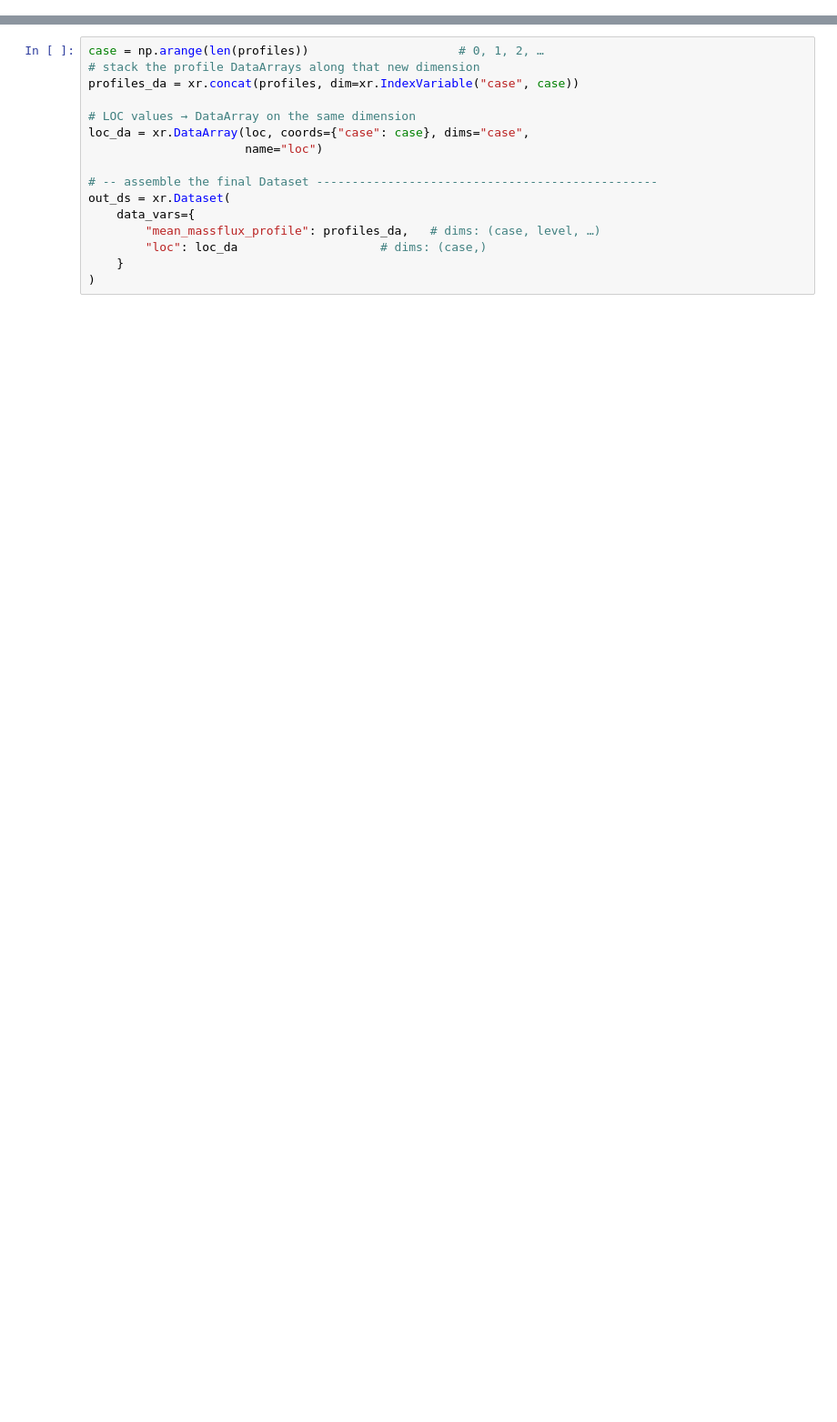
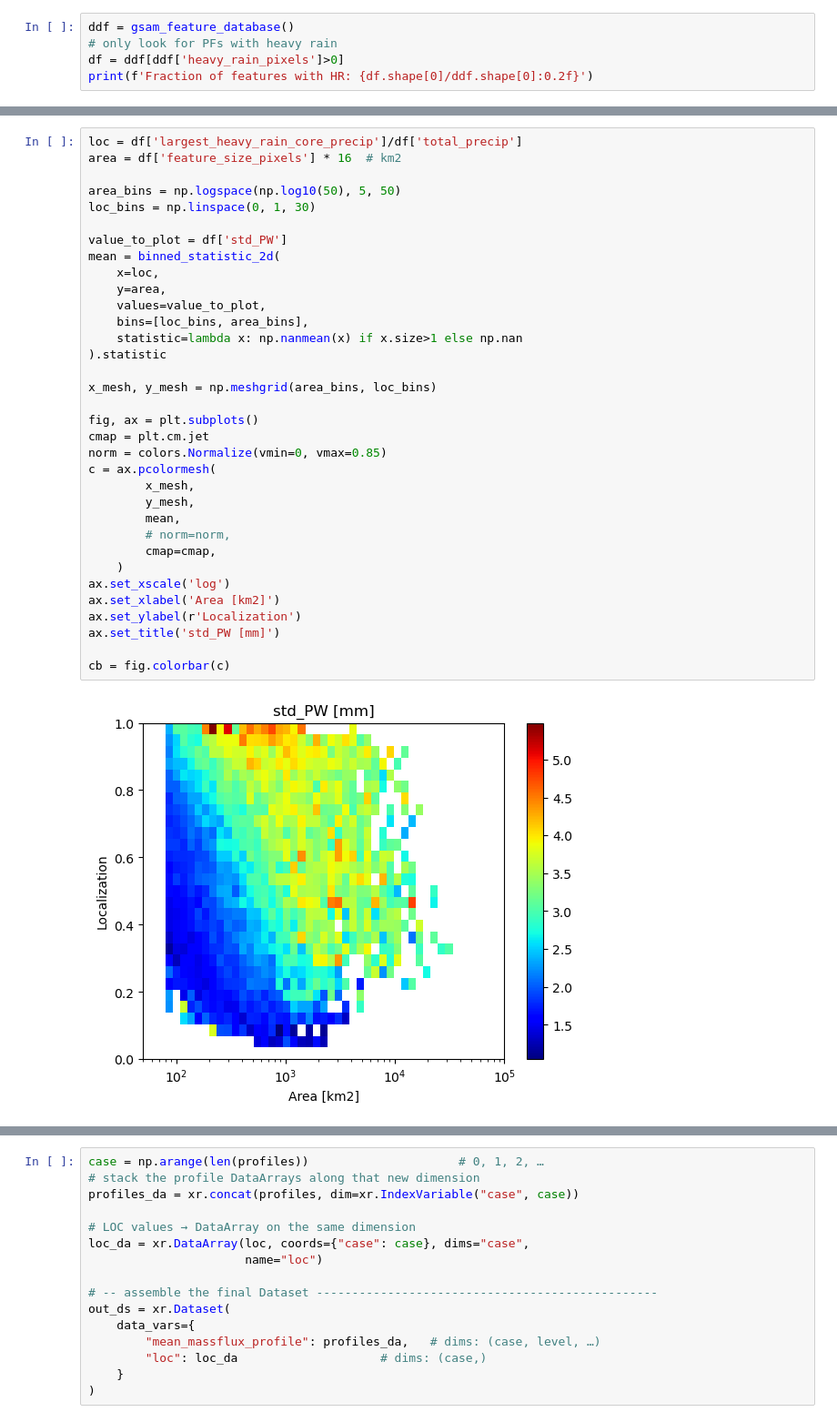
Before and after one commit to pedroanguloumana/extreme_precipitation_in_gpm, a Jupyter notebook: notebooks/nb08_gSAM_Analysis.ipynb, the cells around one changed output, grey strips where cells are left out. Shown: that part at 91% size. Drawn from its saved outputs; the diff is of its cells as text; blank space fills up the shorter version.

```diff
--- a/notebooks/nb08_gSAM_Analysis.ipynb
+++ b/notebooks/nb08_gSAM_Analysis.ipynb
@@ -12,0 +11,5 @@ The autoreload extension is already loaded. To reload it, use:
+# %%
+ddf = gsam_feature_database()
+# only look for PFs with heavy rain
+df = ddf[ddf['heavy_rain_pixels']>0]
+print(f'Fraction of features with HR: {df.shape[0]/ddf.shape[0]:0.2f}')
@@ -12,0 +109,36 @@ The autoreload extension is already loaded. To reload it, use:
+# %%
+loc = df['largest_heavy_rain_core_precip']/df['total_precip']
+area = df['feature_size_pixels'] * 16  # km2
+
+area_bins = np.logspace(np.log10(50), 5, 50)
+loc_bins = np.linspace(0, 1, 30)
+
+value_to_plot = df['std_PW']
+mean = binned_statistic_2d(
+    x=loc,
+    y=area,
+    values=value_to_plot,
+    bins=[loc_bins, area_bins],
+    statistic=lambda x: np.nanmean(x) if x.size>1 else np.nan
+).statistic
+
+x_mesh, y_mesh = np.meshgrid(area_bins, loc_bins)
+
+fig, ax = plt.subplots()
+cmap = plt.cm.jet
+norm = colors.Normalize(vmin=0, vmax=0.85)
+c = ax.pcolormesh(
+        x_mesh,
+        y_mesh,
+        mean,
+        # norm=norm,
+        cmap=cmap,
+    )
+ax.set_xscale('log')
+ax.set_xlabel('Area [km2]')
+ax.set_ylabel(r'Localization')
+ax.set_title('std_PW [mm]')
+
+cb = fig.colorbar(c)
+# %% [output]
+[figure, added]
```
Also changed, not shown: parts of 8 cells of this notebook, 56 other files.
